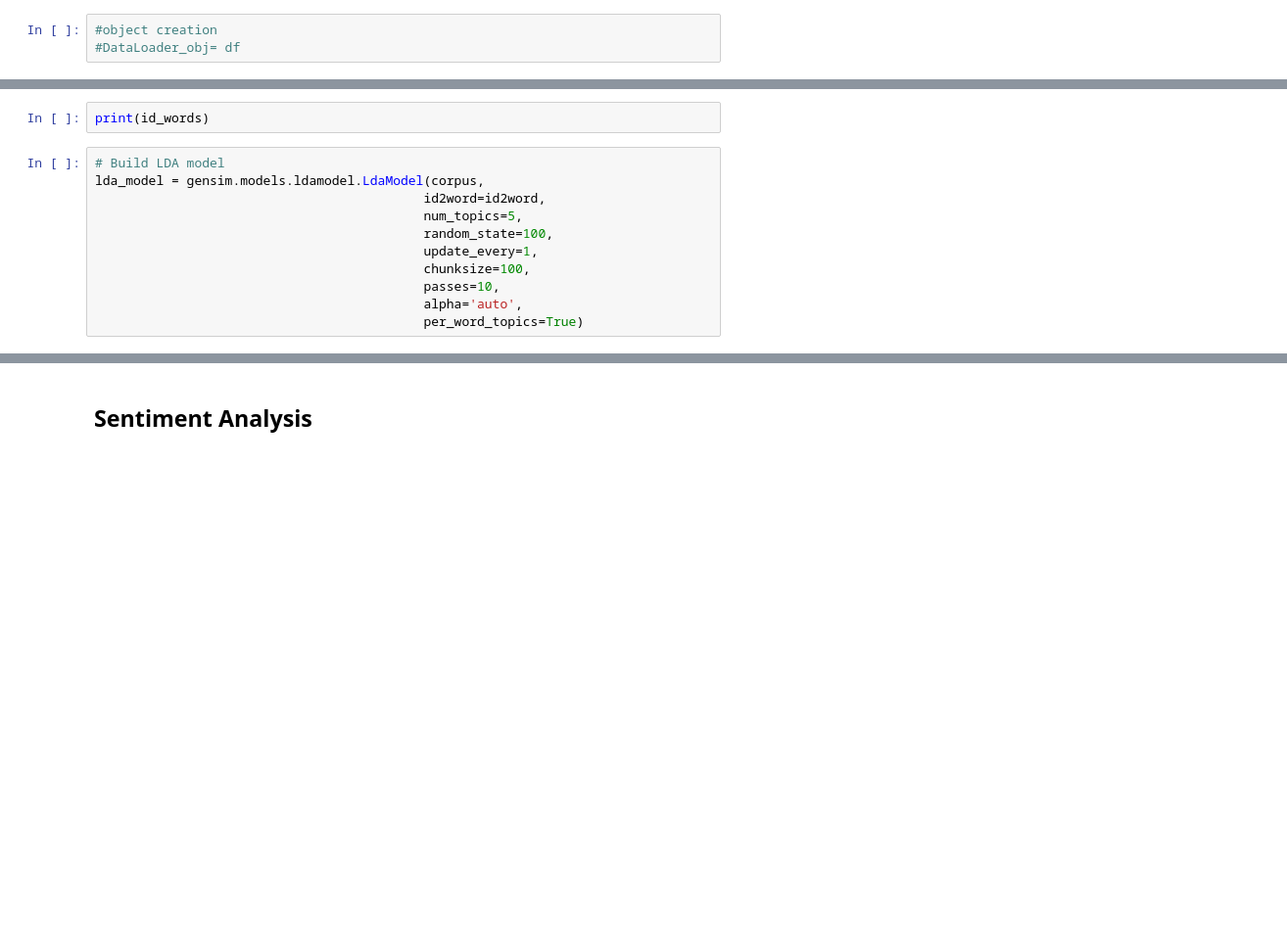
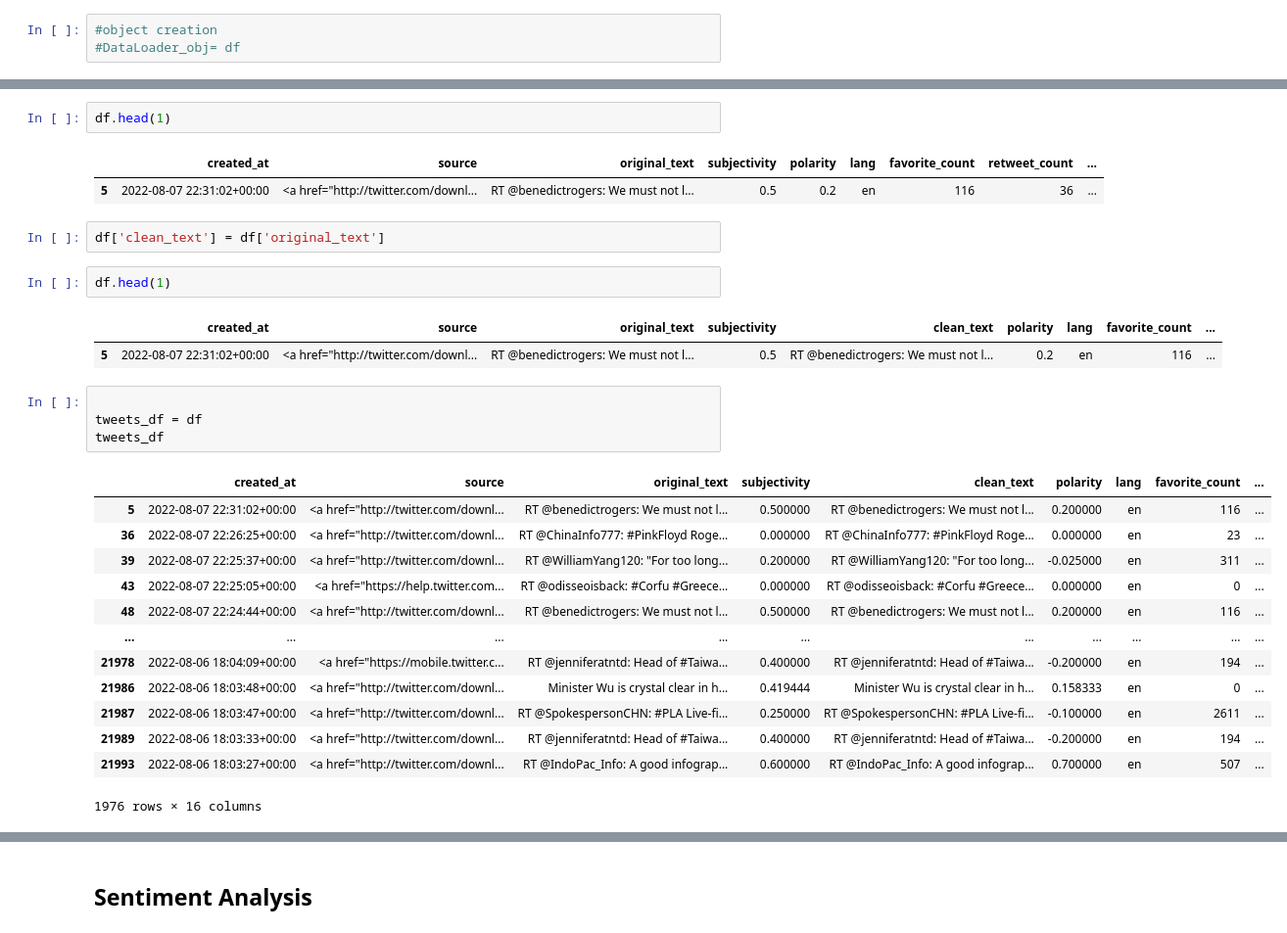
Before and after one commit to ekubay/Tiwitter-Data-Analysis, a Jupyter notebook: Data_Preprocessing_onTwitter_Data.ipynb, the cells around one changed output, grey strips where cells are left out. Shown at 98% size. Saved outputs shown, nothing was run; the diff lists cells and outputs as text; blank space fills up the shorter version.

Commit message:
text cleaned

```diff
--- a/Data_Preprocessing_onTwitter_Data.ipynb
+++ b/Data_Preprocessing_onTwitter_Data.ipynb
@@ -269,13 +229,30 @@ id_words = [[(id2word[id], count) for id, count in line] for line in corpus]
-# %%
-print(id_words)
-# %%
-# Build LDA model
-lda_model = gensim.models.ldamodel.LdaModel(corpus,
-                                           id2word=id2word,
-                                           num_topics=5,
-                                           random_state=100,
-                                           update_every=1,
-                                           chunksize=100,
-                                           passes=10,
-                                           alpha='auto',
-                                           per_word_topics=True)
+# %%
+df.head(1)
+# %% [output]
+|  | created_at | source | original_text | subjectivity | polarity | lang | favorite_count | retweet_count | ... |
+| 5 | 2022-08-07 22:31:02+00:00 | <a href="http://twitter.com/downl... | RT @benedictrogers: We must not l... | 0.5 | 0.2 | en | 116 | 36 | ... |
+# %%
+df['clean_text'] = df['original_text']
+# %%
+df.head(1)
+# %% [output]
+|  | created_at | source | original_text | subjectivity | clean_text | polarity | lang | favorite_count | ... |
+| 5 | 2022-08-07 22:31:02+00:00 | <a href="http://twitter.com/downl... | RT @benedictrogers: We must not l... | 0.5 | RT @benedictrogers: We must not l... | 0.2 | en | 116 | ... |
+# %%
+
+tweets_df = df
+tweets_df
+# %% [output]
+|  | created_at | source | original_text | subjectivity | clean_text | polarity | lang | favorite_count | ... |
+| 5 | 2022-08-07 22:31:02+00:00 | <a href="http://twitter.com/downl... | RT @benedictrogers: We must not l... | 0.500000 | RT @benedictrogers: We must not l... | 0.200000 | en | 116 | ... |
+| 36 | 2022-08-07 22:26:25+00:00 | <a href="http://twitter.com/downl... | RT @ChinaInfo777: #PinkFloyd Roge... | 0.000000 | RT @ChinaInfo777: #PinkFloyd Roge... | 0.000000 | en | 23 | ... |
+| 39 | 2022-08-07 22:25:37+00:00 | <a href="http://twitter.com/downl... | RT @WilliamYang120: "For too long... | 0.200000 | RT @WilliamYang120: "For too long... | -0.025000 | en | 311 | ... |
+| 43 | 2022-08-07 22:25:05+00:00 | <a href="https://help.twitter.com... | RT @odisseoisback: #Corfu #Greece... | 0.000000 | RT @odisseoisback: #Corfu #Greece... | 0.000000 | en | 0 | ... |
+| 48 | 2022-08-07 22:24:44+00:00 | <a href="http://twitter.com/downl... | RT @benedictrogers: We must not l... | 0.500000 | RT @benedictrogers: We must not l... | 0.200000 | en | 116 | ... |
+| ... | ... | ... | ... | ... | ... | ... | ... | ... | ... |
+| 21978 | 2022-08-06 18:04:09+00:00 | <a href="https://mobile.twitter.c... | RT @jenniferatntd: Head of #Taiwa... | 0.400000 | RT @jenniferatntd: Head of #Taiwa... | -0.200000 | en | 194 | ... |
+| 21986 | 2022-08-06 18:03:48+00:00 | <a href="http://twitter.com/downl... | Minister Wu is crystal clear in h... | 0.419444 | Minister Wu is crystal clear in h... | 0.158333 | en | 0 | ... |
+| 21987 | 2022-08-06 18:03:47+00:00 | <a href="http://twitter.com/downl... | RT @SpokespersonCHN: #PLA Live-fi... | 0.250000 | RT @SpokespersonCHN: #PLA Live-fi... | -0.100000 | en | 2611 | ... |
+| 21989 | 2022-08-06 18:03:33+00:00 | <a href="http://twitter.com/downl... | RT @jenniferatntd: Head of #Taiwa... | 0.400000 | RT @jenniferatntd: Head of #Taiwa... | -0.200000 | en | 194 | ... |
+| 21993 | 2022-08-06 18:03:27+00:00 | <a href="http://twitter.com/downl... | RT @IndoPac_Info: A good infograp... | 0.600000 | RT @IndoPac_Info: A good infograp... | 0.700000 | en | 507 | ... |
+1976 rows × 16 columns
```
Also changed, not shown: parts of 20 cells of this notebook.
